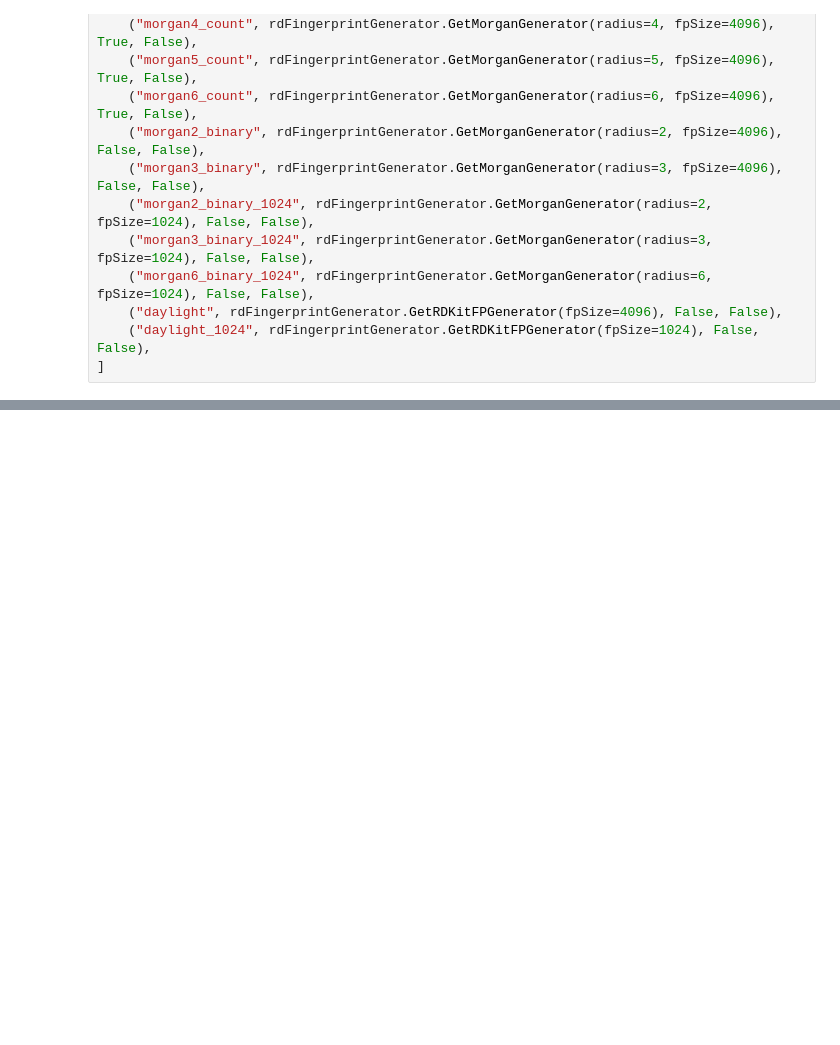
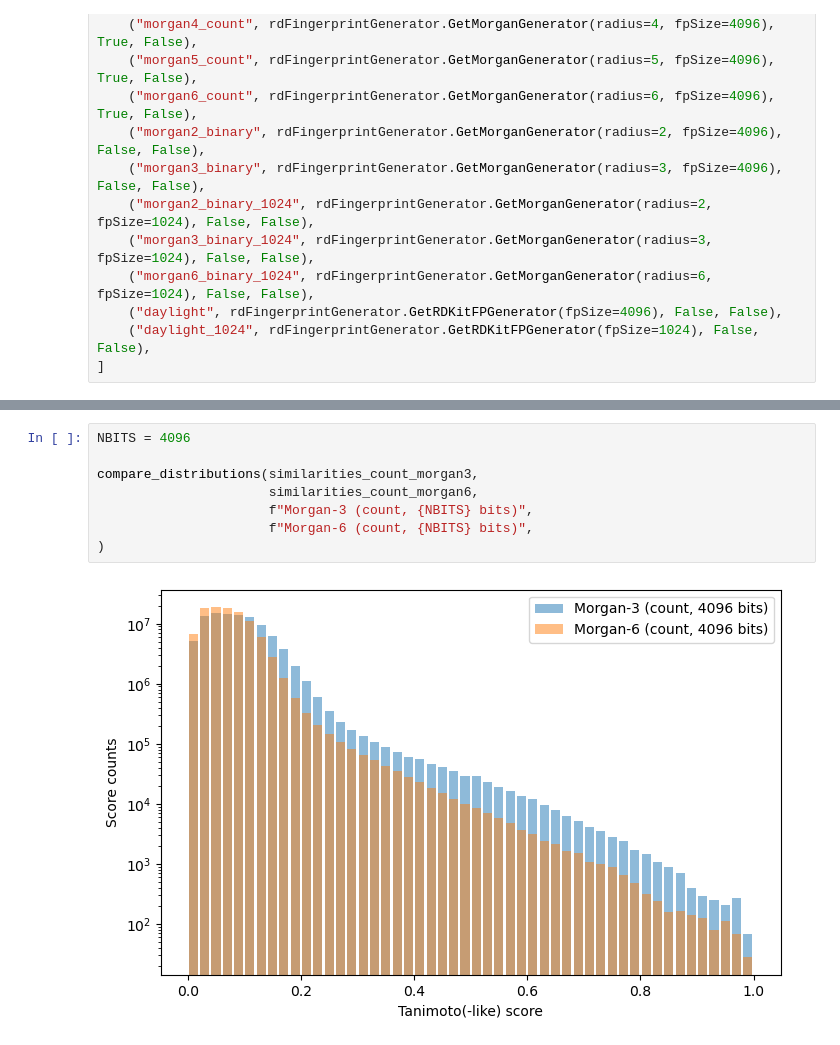
Before and after one commit to florian-huber/molecular_fingerprint_comparisons, a Jupyter notebook: notebooks/fingerprint_analysis_02_similarities.ipynb, the cells around one changed output, grey strips where cells are left out. Drawn from its saved outputs; the diff is of its cells as text; blank space fills up the shorter version.

```diff
--- a/notebooks/fingerprint_analysis_02_similarities.ipynb
+++ b/notebooks/fingerprint_analysis_02_similarities.ipynb
@@ -129,0 +405,10 @@ NameError: name 'fingerprints' is not defined
+# %%
+NBITS = 4096
+
+compare_distributions(similarities_count_morgan3,
+                      similarities_count_morgan6,
+                      f"Morgan-3 (count, {NBITS} bits)",
+                      f"Morgan-6 (count, {NBITS} bits)",
+)
+# %% [output]
+[figure, added]
```
Also changed, not shown: parts of 55 cells of this notebook.
